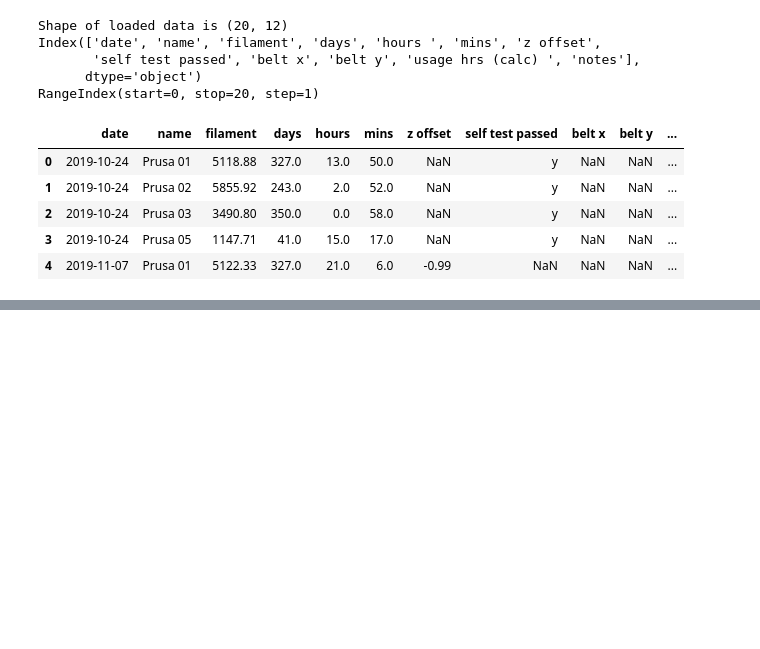
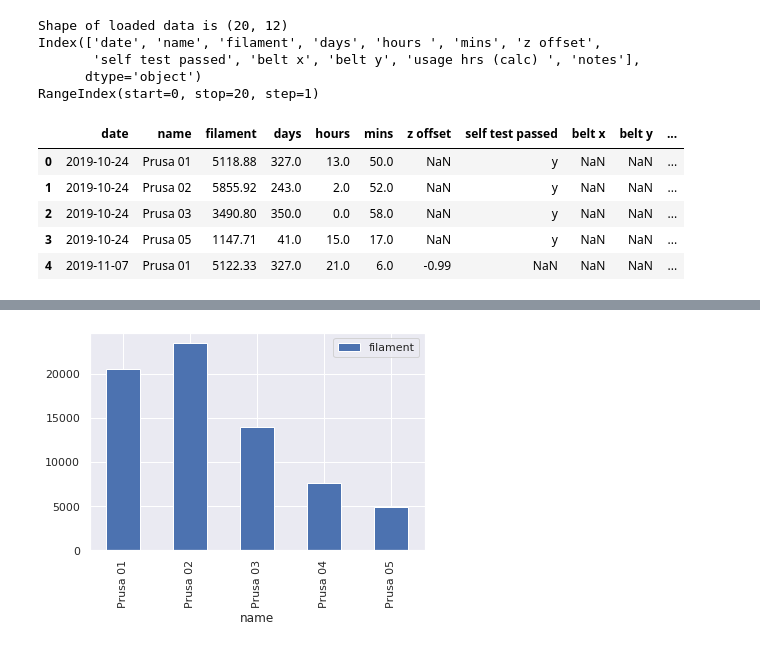
Before and after one commit to rgordon/barn-printer-logs, a Jupyter notebook: notebooks/examine-printer-logs.ipynb, the cells around one changed output, grey strips where cells are left out. Saved outputs shown, nothing was run; the diff lists cells and outputs as text; code cells hidden in the pictures; blank space fills up the shorter version.

```diff
--- a/notebooks/examine-printer-logs.ipynb
+++ b/notebooks/examine-printer-logs.ipynb
@@ -66,0 +148,3 @@ df_printers.head()
+# %%
+df_by_name = df_printers.groupby(['name'])['filament','usage_hrs'].sum()
+df_by_name.head()
@@ -66,0 +159,5 @@ df_printers.head()
+# %%
+df_by_name.plot(y='filament', kind='bar')
+plt.show()
+# %% [output]
+[figure, added]
```
Also changed, not shown: parts of 17 cells of this notebook.
